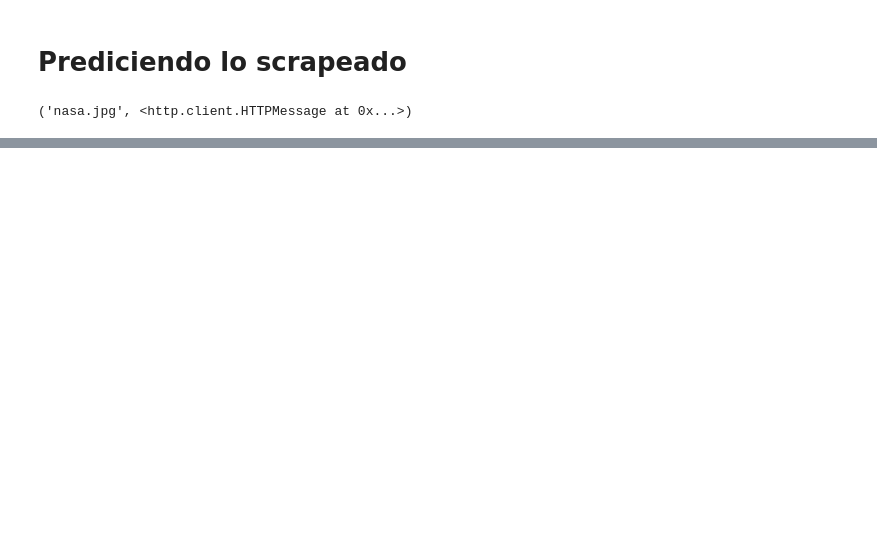
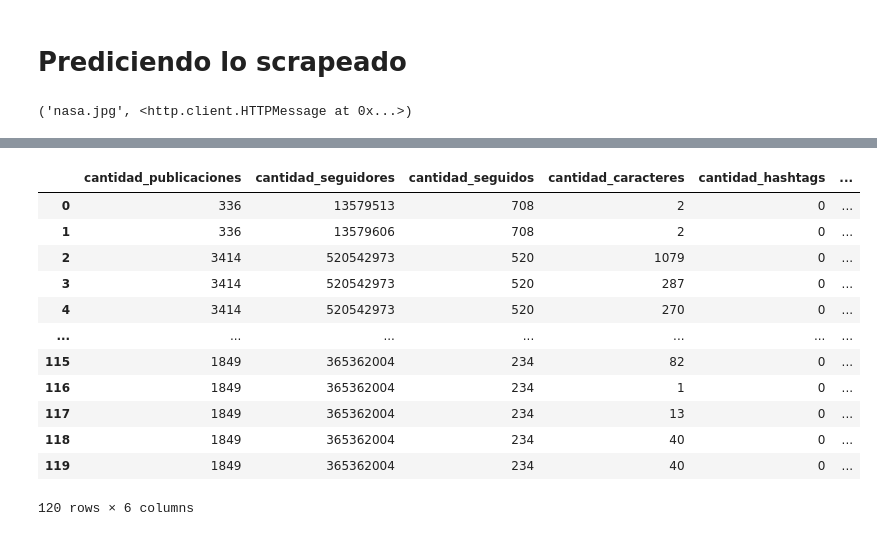
Before and after one commit to ricardoG67/instagram-scraper, a Jupyter notebook: training.ipynb, the cells around one changed output, grey strips where cells are left out. Drawn from its saved outputs; the diff is of its cells as text; code cells hidden in the pictures; blank space fills up the shorter version.

```diff
--- a/training.ipynb
+++ b/training.ipynb
@@ -151,5 +152,9 @@ def extractor():
 
         kp_orb.append(len(kp))
 
+    keypoints = np.array(keypoints)
+    kp_fast = np.array(kp_fast)
+    kp_orb = np.array(kp_orb)
+
     return keypoints, kp_fast, kp_orb
 # %%
@@ -194,9 +180,15 @@ for registro in registro_csv.values:
     urllib.request.urlretrieve(url_imagen, "prueba.jpg")
     sift_25_kp, fast_25_kp, orb_25_kp = extractor()
 
-    para_predecir.append([cantidad_publicaciones, cantidad_seguidores, cantidad_seguidos, sift_25_kp, fast_25_kp, orb_25_kp, cantidad_caracteres, cantidad_hashtags, fecha_publicacion, cantidad_likes])
+    #para_predecir.append([cantidad_publicaciones, cantidad_seguidores, cantidad_seguidos, sift_25_kp, fast_25_kp, orb_25_kp, cantidad_caracteres, cantidad_hashtags, fecha_publicacion, cantidad_likes])
+    para_predecir.append([cantidad_publicaciones, cantidad_seguidores, cantidad_seguidos, sift_25_kp, fast_25_kp, orb_25_kp, cantidad_caracteres, cantidad_hashtags, cantidad_likes])
+    #para_predecir.append([cantidad_publicaciones, cantidad_seguidores, cantidad_seguidos, cantidad_caracteres, cantidad_hashtags, cantidad_likes])
 # %%
-df = pd.DataFrame(para_predecir, columns=["cantidad_publicaciones", "cantidad_seguidores", "cantidad_seguidos", "sift_25_kp", "fast_25_kp", "orb_25_kp","cantidad_caracteres", "cantidad_hashtags", "fecha_publicacion", "target_cantidad_likes"])
+#df = pd.DataFrame(para_predecir, columns=["cantidad_publicaciones", "cantidad_seguidores", "cantidad_seguidos", "sift_25_kp", "fast_25_kp", "orb_25_kp","cantidad_caracteres", "cantidad_hashtags", "fecha_publicacion", "target_cantidad_likes"])
+
+df = pd.DataFrame(para_predecir, columns=["cantidad_publicaciones", "cantidad_seguidores", "cantidad_seguidos", "sift_25_kp", "fast_25_kp", "orb_25_kp","cantidad_caracteres", "cantidad_hashtags", "target_cantidad_likes"])
+
+#df = pd.DataFrame(para_predecir, columns=["cantidad_publicaciones", "cantidad_seguidores", "cantidad_seguidos", "cantidad_caracteres", "cantidad_hashtags", "target_cantidad_likes"])
 df
 # %% [output]
 |  | cantidad_publicaciones | cantidad_seguidores | cantidad_seguidos | sift_25_kp | fast_25_kp | orb_25_kp | ... |
@@ -222,0 +225,17 @@ ValueError: setting an array element with a sequence.
+# %%
+values_df = df.drop(columns=["sift_25_kp","fast_25_kp","orb_25_kp"])
+values_df
+# %% [output]
+|  | cantidad_publicaciones | cantidad_seguidores | cantidad_seguidos | cantidad_caracteres | cantidad_hashtags | ... |
+| 0 | 336 | 13579513 | 708 | 2 | 0 | ... |
+| 1 | 336 | 13579606 | 708 | 2 | 0 | ... |
+| 2 | 3414 | 520542973 | 520 | 1079 | 0 | ... |
+| 3 | 3414 | 520542973 | 520 | 287 | 0 | ... |
+| 4 | 3414 | 520542973 | 520 | 270 | 0 | ... |
+| ... | ... | ... | ... | ... | ... | ... |
+| 115 | 1849 | 365362004 | 234 | 82 | 0 | ... |
+| 116 | 1849 | 365362004 | 234 | 1 | 0 | ... |
+| 117 | 1849 | 365362004 | 234 | 13 | 0 | ... |
+| 118 | 1849 | 365362004 | 234 | 40 | 0 | ... |
+| 119 | 1849 | 365362004 | 234 | 40 | 0 | ... |
+120 rows × 6 columns
```
Also changed, not shown: parts of 12 cells of this notebook, 2 other files.
